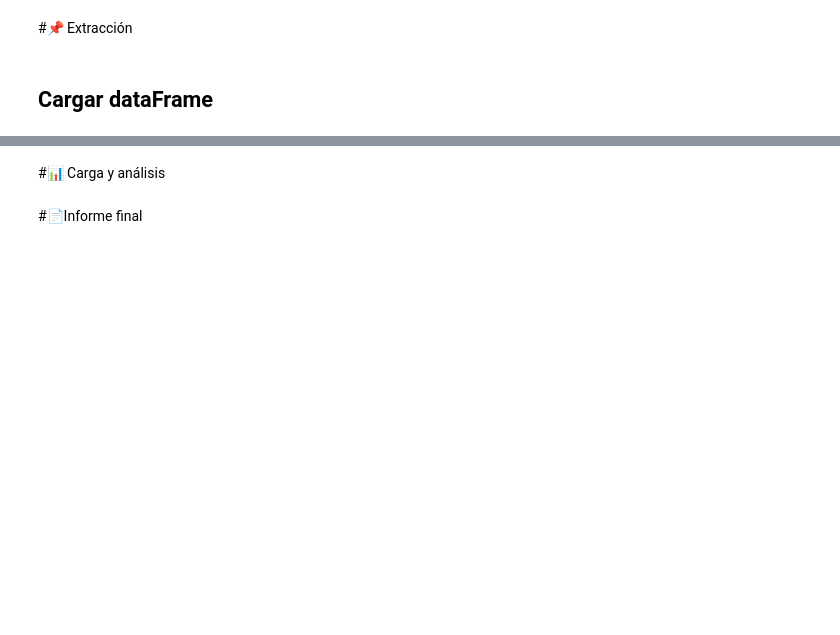
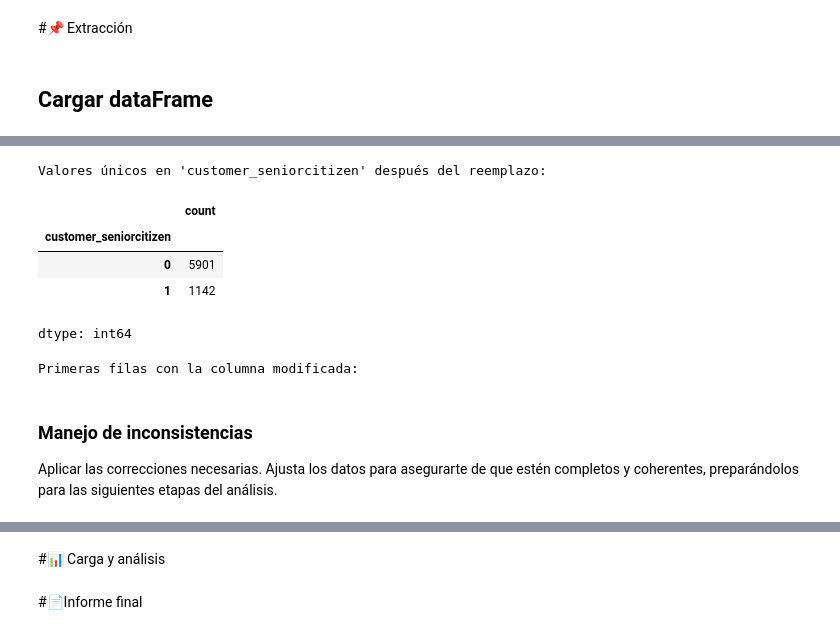
Before and after one commit to macollipal/C1-2044-numpy-analisis-numerico-eficiente-con-python, a Jupyter notebook: TelecomX_LATAM.ipynb, the cells around one changed output, grey strips where cells are left out. Drawn from its saved outputs; the diff is of its cells as text; code cells hidden in the pictures; blank space fills up the shorter version.

```diff
--- a/TelecomX_LATAM.ipynb
+++ b/TelecomX_LATAM.ipynb
@@ -7,6 +9,14 @@
 # %%
 import pandas as pd
 
-df = pd.read_json('https://raw.githubusercontent.com/ingridcristh/challenge2-data-science-LATAM/main/TelecomX_Data.json')
-df.head()
+#df = pd.read_json('https://raw.githubusercontent.com/ingridcristh/challenge2-data-science-LATAM/main/TelecomX_Data.json')
+#df.head()
+
+"""Carga JSON desde URL"""
+url = "https://raw.githubusercontent.com/ingridcristh/challenge2-data-science-LATAM/main/TelecomX_Data.json"
+
+response = requests.get(url)
+data = response.json()
+print(f"✅ Datos cargados: {len(data) if isinstance(data, list) else 1} registros")
+#data
 # %% [output]
@@ -131,0 +154,10 @@ Primeras 3 filas:
+# %%
+# prompt: eliminar nulos cuando la columna churn este vacia o nula 0 ""
+
+import numpy as np
+
+df = df[df['churn'].notna()]
+df = df[df['churn'] != '']
+df = df[df['churn'] != 0]
+
+df.info()
@@ -131,0 +187,22 @@ Primeras 3 filas:
+# %%
+# prompt: customer_seniorcitizen cambiar el 0 por un NO y 1 Yes
+
+df['customer_seniorcitizen'] = df['customer_seniorcitizen'].replace({'0': 'No', '1': 'Yes'})
+
+# Verificar el cambio
+print("\nValores únicos en 'customer_seniorcitizen' después del reemplazo:")
+display(df['customer_seniorcitizen'].value_counts())
+
+print("\nPrimeras filas con la columna modificada:")
+#display(df.head())
+# %% [output]
+Valores únicos en 'customer_seniorcitizen' después del reemplazo:
+|  | count |
+| customer_seniorcitizen |  |
+| 0 | 5901 |
+| 1 | 1142 |
+dtype: int64
+Primeras filas con la columna modificada:
+# %% [markdown]
+### **Manejo de inconsistencias**
+ Aplicar las correcciones necesarias. Ajusta los datos para asegurarte de que estén completos y coherentes, preparándolos para las siguientes etapas del análisis.
```
Also changed, not shown: parts of 24 cells of this notebook.
